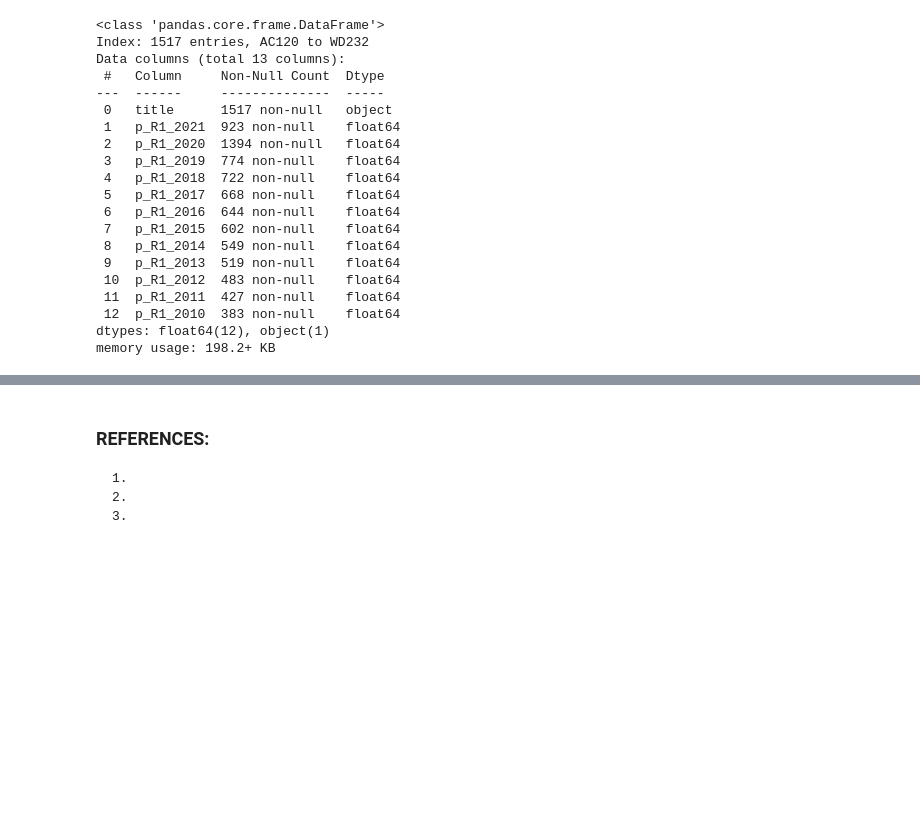
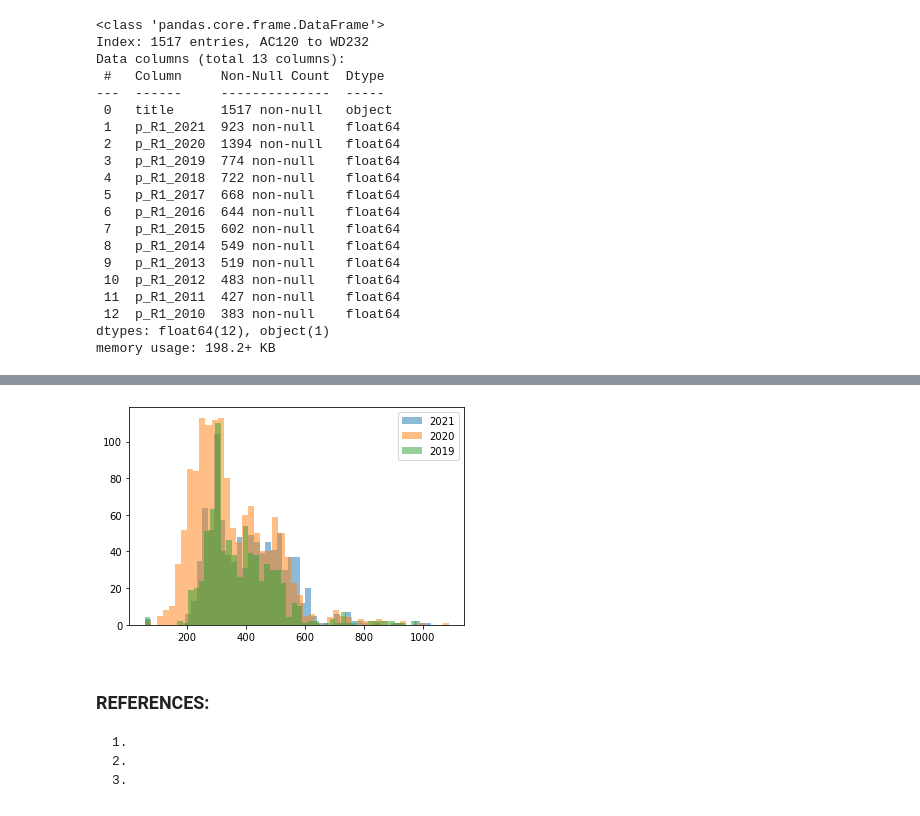
Before and after one commit to DracoNibilis/CAO_Points_Analysis, a Jupyter notebook: cao.ipynb, the cells around one changed output, grey strips where cells are left out. Saved outputs shown, nothing was run; the diff lists cells and outputs as text; code cells hidden in the pictures; blank space fills up the shorter version.

```diff
--- a/cao.ipynb
+++ b/cao.ipynb
@@ -1422,3 +1382,12 @@ plt.show()
+# %%
+# Plotting compering of 2021 , 2020 , 2019.
+plt.hist(allcourses['p_R1_2021'], bins=50, alpha=0.5)
+plt.hist(allcourses['p_R1_2020'], bins=50, alpha=0.5)
+plt.hist(allcourses['p_R1_2019'], bins=50, alpha=0.5)
+plt.legend(['2021', '2020', '2019'])
+plt.show()
+# %% [output]
+[figure, added]
 # %% [markdown]
 ### REFERENCES:
     1.
```
Also changed, not shown: parts of 10 cells of this notebook.
